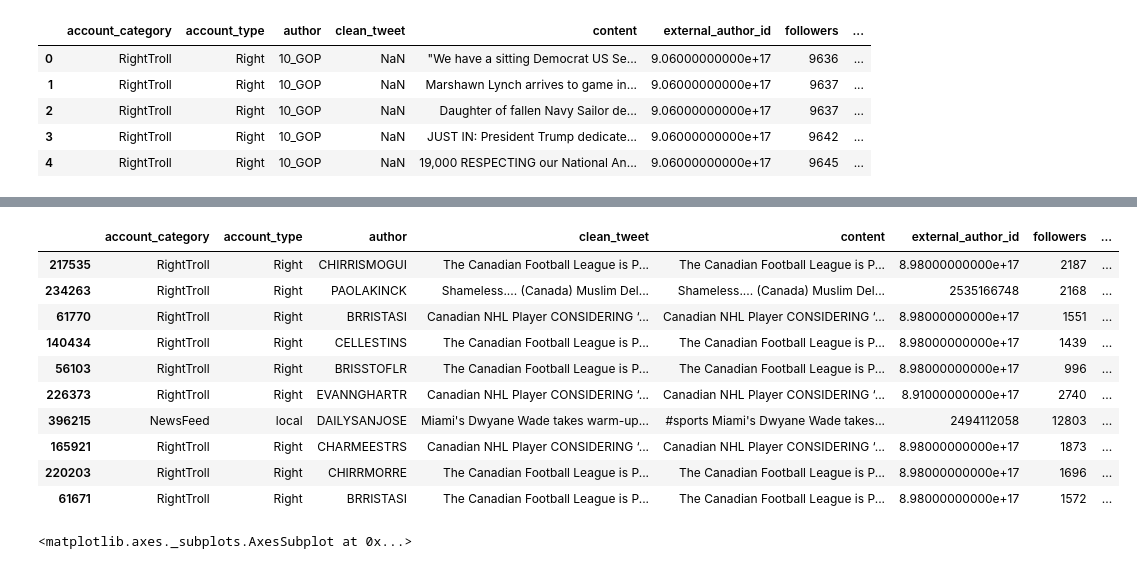
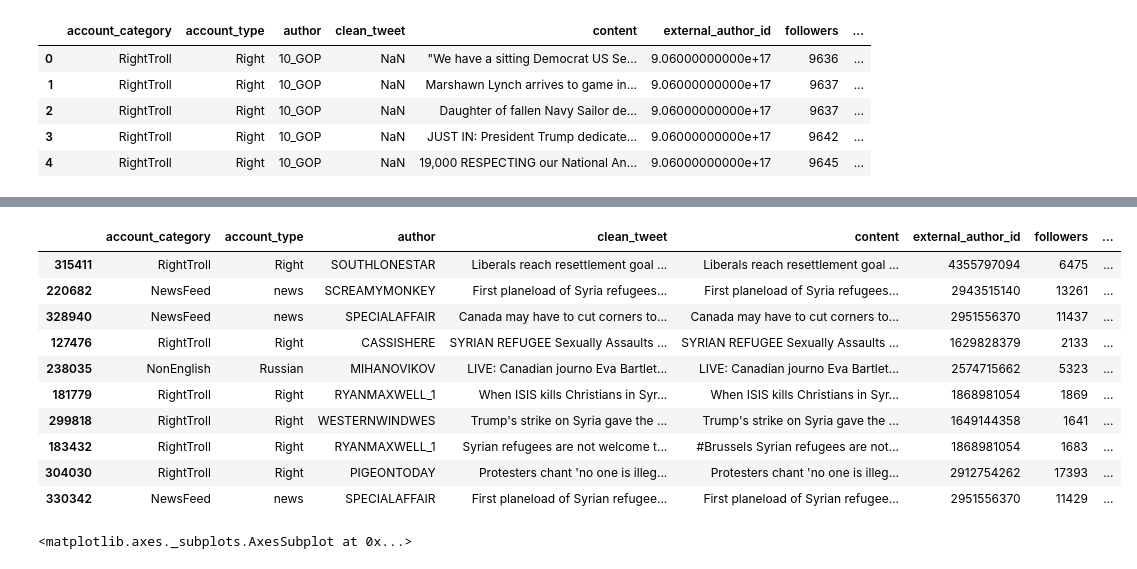
Before and after one commit to robroc/russian-twitter-trolls-canada, a Jupyter notebook: Russian troll tweets.ipynb, the cells around one changed output, grey strips where cells are left out. Cells and saved outputs as stored; diff of their text form; code cells hidden in the pictures.

```diff
--- a/Russian troll tweets.ipynb
+++ b/Russian troll tweets.ipynb
@@ -91,19 +91,19 @@ energy ?east 2
 # %%
 # See a sample of tweets that mention Syria
 
-cantwt[cantwt.content.str.contains('anthem', case=False)].sample(10)
+cantwt[cantwt.content.str.contains('syria', case=False)].sample(10)
 # %% [output]
 |  | account_category | account_type | author | clean_tweet | content | external_author_id | followers | ... |
-| 217535 | RightTroll | Right | CHIRRISMOGUI | The Canadian Football League is P... | The Canadian Football League is P... | 8.98000000000e+17 | 2187 | ... |
-| 234263 | RightTroll | Right | PAOLAKINCK | Shameless.... (Canada) Muslim Del... | Shameless.... (Canada) Muslim Del... | 2535166748 | 2168 | ... |
-| 61770 | RightTroll | Right | BRRISTASI | Canadian NHL Player CONSIDERING ‘... | Canadian NHL Player CONSIDERING ‘... | 8.98000000000e+17 | 1551 | ... |
-| 140434 | RightTroll | Right | CELLESTINS | The Canadian Football League is P... | The Canadian Football League is P... | 8.98000000000e+17 | 1439 | ... |
-| 56103 | RightTroll | Right | BRISSTOFLR | The Canadian Football League is P... | The Canadian Football League is P... | 8.98000000000e+17 | 996 | ... |
-| 226373 | RightTroll | Right | EVANNGHARTR | Canadian NHL Player CONSIDERING ‘... | Canadian NHL Player CONSIDERING ‘... | 8.91000000000e+17 | 2740 | ... |
-| 396215 | NewsFeed | local | DAILYSANJOSE | Miami's Dwyane Wade takes warm-up... | #sports Miami's Dwyane Wade takes... | 2494112058 | 12803 | ... |
-| 165921 | RightTroll | Right | CHARMEESTRS | Canadian NHL Player CONSIDERING ‘... | Canadian NHL Player CONSIDERING ‘... | 8.98000000000e+17 | 1873 | ... |
-| 220203 | RightTroll | Right | CHIRRMORRE | The Canadian Football League is P... | The Canadian Football League is P... | 8.98000000000e+17 | 1696 | ... |
-| 61671 | RightTroll | Right | BRRISTASI | The Canadian Football League is P... | The Canadian Football League is P... | 8.98000000000e+17 | 1572 | ... |
+| 315411 | RightTroll | Right | SOUTHLONESTAR | Liberals reach resettlement goal ... | Liberals reach resettlement goal ... | 4355797094 | 6475 | ... |
+| 220682 | NewsFeed | news | SCREAMYMONKEY | First planeload of Syria refugees... | First planeload of Syria refugees... | 2943515140 | 13261 | ... |
+| 328940 | NewsFeed | news | SPECIALAFFAIR | Canada may have to cut corners to... | Canada may have to cut corners to... | 2951556370 | 11437 | ... |
+| 127476 | RightTroll | Right | CASSISHERE | SYRIAN REFUGEE Sexually Assaults ... | SYRIAN REFUGEE Sexually Assaults ... | 1629828379 | 2133 | ... |
+| 238035 | NonEnglish | Russian | MIHANOVIKOV | LIVE: Canadian journo Eva Bartlet... | LIVE: Canadian journo Eva Bartlet... | 2574715662 | 5323 | ... |
+| 181779 | RightTroll | Right | RYANMAXWELL_1 | When ISIS kills Christians in Syr... | When ISIS kills Christians in Syr... | 1868981054 | 1869 | ... |
+| 299818 | RightTroll | Right | WESTERNWINDWES | Trump's strike on Syria gave the ... | Trump's strike on Syria gave the ... | 1649144358 | 1641 | ... |
+| 183432 | RightTroll | Right | RYANMAXWELL_1 | Syrian refugees are not welcome t... | #Brussels Syrian refugees are not... | 1868981054 | 1683 | ... |
+| 304030 | RightTroll | Right | PIGEONTODAY | Protesters chant 'no one is illeg... | Protesters chant 'no one is illeg... | 2912754262 | 17393 | ... |
+| 330342 | NewsFeed | news | SPECIALAFFAIR | First planeload of Syrian refugee... | First planeload of Syrian refugee... | 2951556370 | 11429 | ... |
 # %%
 # Plot number of tweets per day
 
```
Also changed, not shown: parts of 2 cells of this notebook.
